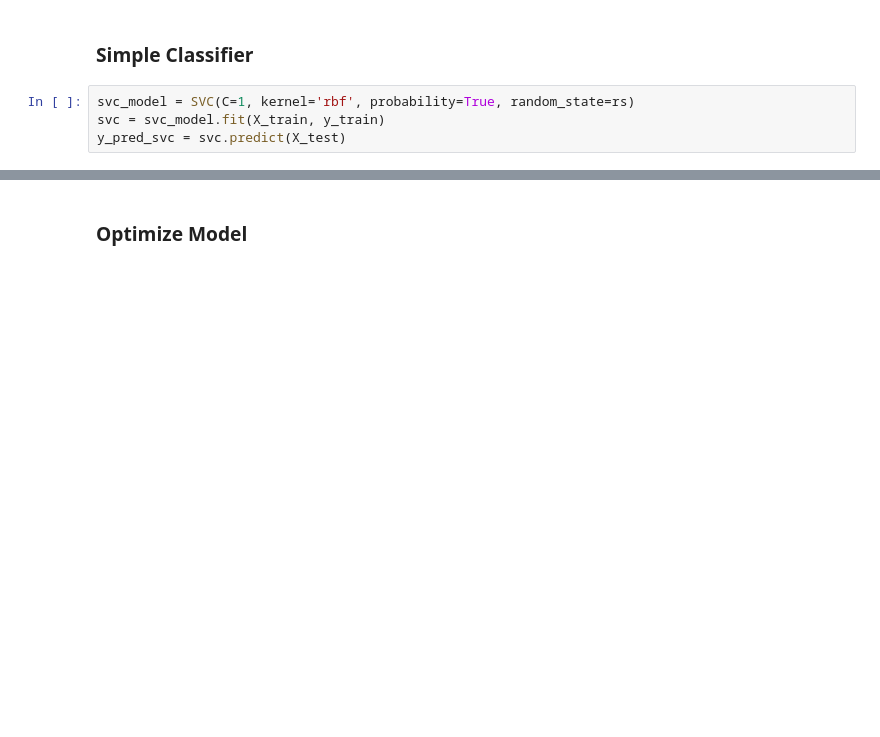
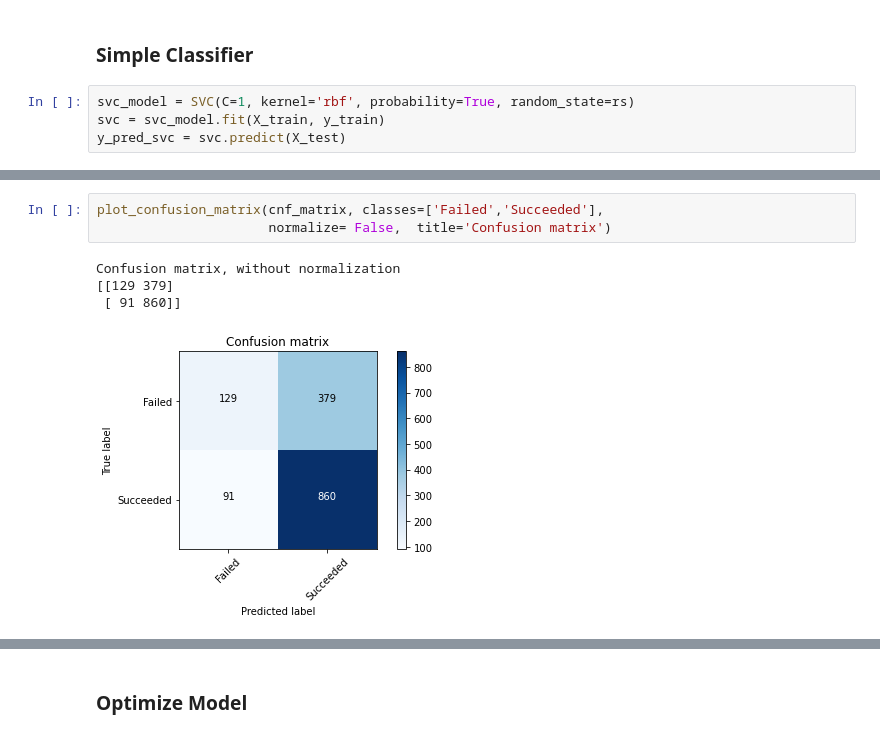
Before and after one commit to m-kno/mimic3, a Jupyter notebook: 05_Modeling.ipynb, the cells around one changed output, grey strips where cells are left out. Cells and saved outputs as stored; diff of their text form; blank space fills up the shorter version.

```diff
--- a/05_Modeling.ipynb
+++ b/05_Modeling.ipynb
@@ -815,3 +1230,11 @@ print(f'F-Beta-Score(0.5) =  {fbeta_score(y_test, y_pred_svc, beta=0.5 ):.2f}')
+# %%
+plot_confusion_matrix(cnf_matrix, classes=['Failed','Succeeded'],
+                      normalize= False,  title='Confusion matrix')
+# %% [output]
+Confusion matrix, without normalization
+[[129 379]
+ [ 91 860]]
+[figure, added]
 # %%
 y_pred_svc_prob = svc.predict_proba(X_test)
 print(f'ROC-AUC-Score = {roc_auc_score(y_test, y_pred_svc_prob[:,1]):.2f}')
```
Also changed, not shown: parts of 89 cells of this notebook.
